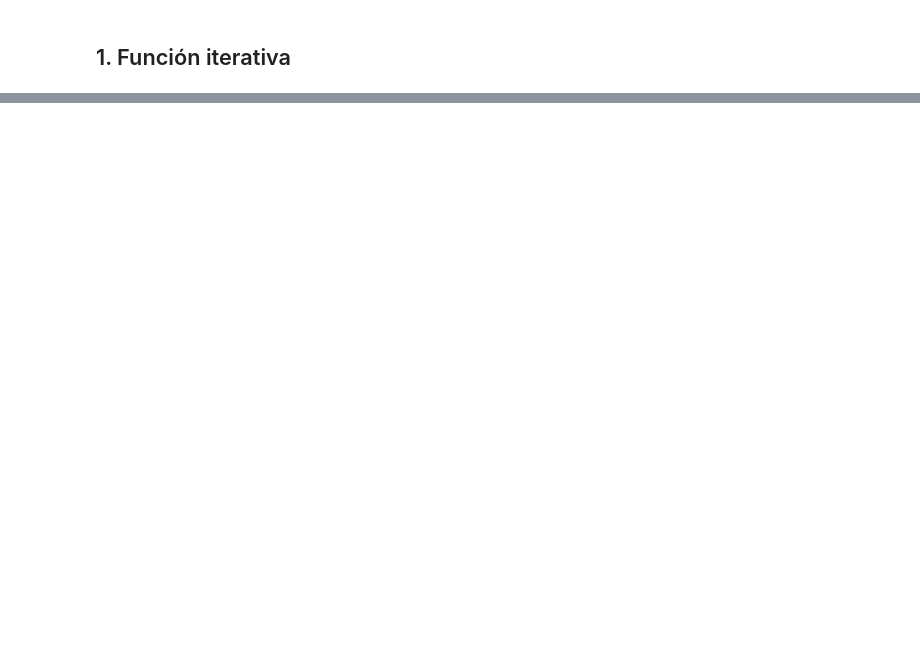
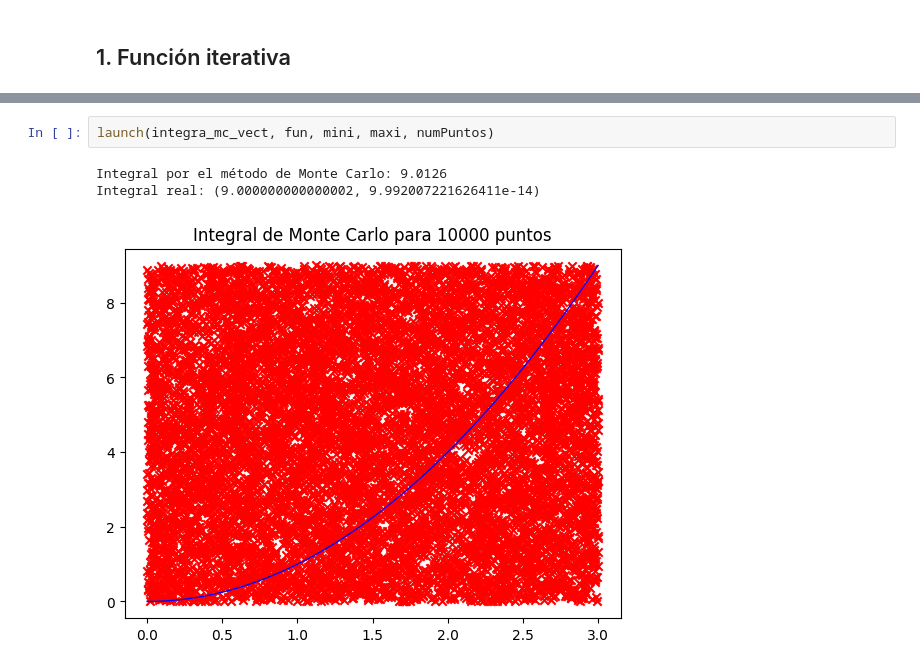
Before and after one commit to sevillaa/AABD, a Jupyter notebook: P0_Integral_Monte_carlo/P0_Python.ipynb, the cells around one changed output, grey strips where cells are left out. Drawn from its saved outputs; the diff is of its cells as text; blank space fills up the shorter version.

```diff
--- a/P0_Integral_Monte_carlo/P0_Python.ipynb
+++ b/P0_Integral_Monte_carlo/P0_Python.ipynb
@@ -172,0 +192,6 @@ Integral real: (9.000000000000002, 9.992007221626411e-14)
+# %%
+launch(integra_mc_vect, fun, mini, maxi, numPuntos)
+# %% [output]
+Integral por el método de Monte Carlo: 9.0126
+Integral real: (9.000000000000002, 9.992007221626411e-14)
+[figure, added]
```
Also changed, not shown: parts of 18 cells of this notebook.
